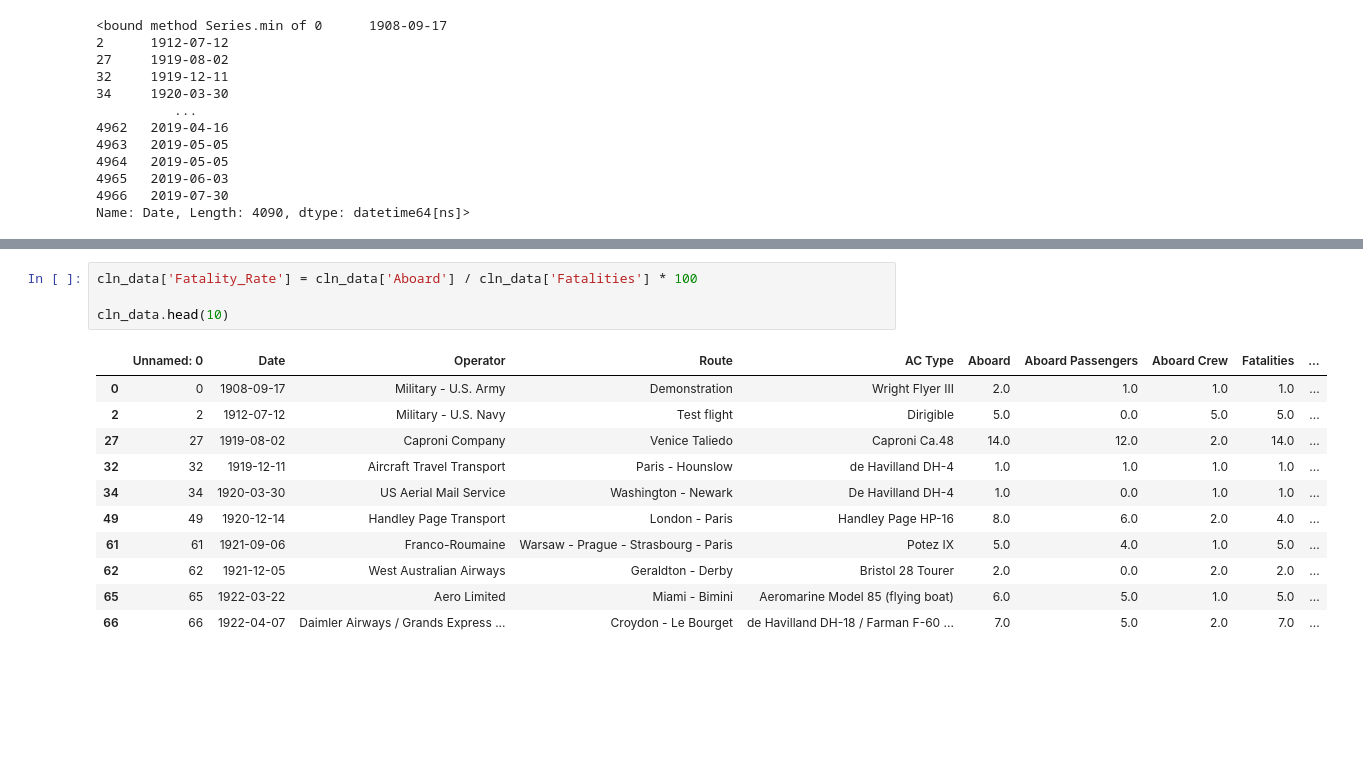
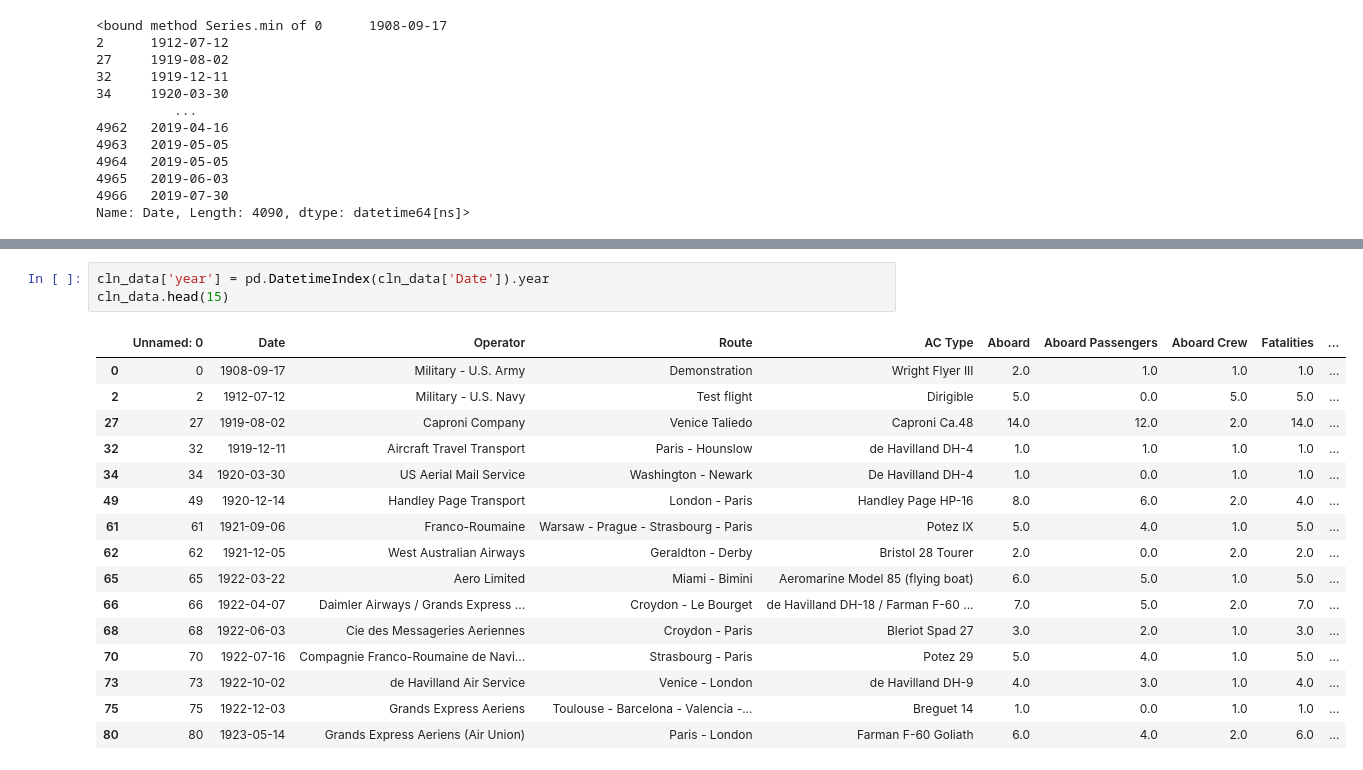
Before and after one commit to daysthroughcode/DAB-Project-2, a Jupyter notebook: cleaning.ipynb, the cells around one changed output, grey strips where cells are left out. Cells and saved outputs as stored; diff of their text form; blank space fills up the shorter version.

```diff
--- a/cleaning.ipynb
+++ b/cleaning.ipynb
@@ -109,18 +109,22 @@ geometry                 4090 non-null object
 dtypes: datetime64[ns](1), float64(9), int64(1), object(5)
 memory usage: 543.2+ KB
-# %%
-cln_data['Fatality_Rate'] = cln_data['Aboard'] / cln_data['Fatalities'] * 100
-
-cln_data.head(10)
-# %% [output]
-|  | Unnamed: 0 | Date | Operator | Route | AC Type | Aboard | Aboard Passengers | Aboard Crew | Fatalities | ... |
-| 0 | 0 | 1908-09-17 | Military - U.S. Army | Demonstration | Wright Flyer III | 2.0 | 1.0 | 1.0 | 1.0 | ... |
-| 2 | 2 | 1912-07-12 | Military - U.S. Navy | Test flight | Dirigible | 5.0 | 0.0 | 5.0 | 5.0 | ... |
-| 27 | 27 | 1919-08-02 | Caproni Company | Venice Taliedo | Caproni Ca.48 | 14.0 | 12.0 | 2.0 | 14.0 | ... |
-| 32 | 32 | 1919-12-11 | Aircraft Travel Transport | Paris - Hounslow | de Havilland DH-4 | 1.0 | 1.0 | 1.0 | 1.0 | ... |
-| 34 | 34 | 1920-03-30 | US Aerial Mail Service | Washington - Newark | De Havilland DH-4 | 1.0 | 0.0 | 1.0 | 1.0 | ... |
-| 49 | 49 | 1920-12-14 | Handley Page Transport | London - Paris | Handley Page HP-16 | 8.0 | 6.0 | 2.0 | 4.0 | ... |
-| 61 | 61 | 1921-09-06 | Franco-Roumaine | Warsaw - Prague - Strasbourg - Paris | Potez IX | 5.0 | 4.0 | 1.0 | 5.0 | ... |
-| 62 | 62 | 1921-12-05 | West Australian Airways | Geraldton - Derby | Bristol 28 Tourer | 2.0 | 0.0 | 2.0 | 2.0 | ... |
-| 65 | 65 | 1922-03-22 | Aero Limited | Miami - Bimini | Aeromarine Model 85 (flying boat) | 6.0 | 5.0 | 1.0 | 5.0 | ... |
-| 66 | 66 | 1922-04-07 | Daimler Airways / Grands Express ... | Croydon - Le Bourget | de Havilland DH-18 / Farman F-60 ... | 7.0 | 5.0 | 2.0 | 7.0 | ... |
+# %%
+cln_data['year'] = pd.DatetimeIndex(cln_data['Date']).year
+cln_data.head(15)
+# %% [output]
+|  | Unnamed: 0 | Date | Operator | Route | AC Type | Aboard | Aboard Passengers | Aboard Crew | Fatalities | ... |
+| 0 | 0 | 1908-09-17 | Military - U.S. Army | Demonstration | Wright Flyer III | 2.0 | 1.0 | 1.0 | 1.0 | ... |
+| 2 | 2 | 1912-07-12 | Military - U.S. Navy | Test flight | Dirigible | 5.0 | 0.0 | 5.0 | 5.0 | ... |
+| 27 | 27 | 1919-08-02 | Caproni Company | Venice Taliedo | Caproni Ca.48 | 14.0 | 12.0 | 2.0 | 14.0 | ... |
+| 32 | 32 | 1919-12-11 | Aircraft Travel Transport | Paris - Hounslow | de Havilland DH-4 | 1.0 | 1.0 | 1.0 | 1.0 | ... |
+| 34 | 34 | 1920-03-30 | US Aerial Mail Service | Washington - Newark | De Havilland DH-4 | 1.0 | 0.0 | 1.0 | 1.0 | ... |
+| 49 | 49 | 1920-12-14 | Handley Page Transport | London - Paris | Handley Page HP-16 | 8.0 | 6.0 | 2.0 | 4.0 | ... |
+| 61 | 61 | 1921-09-06 | Franco-Roumaine | Warsaw - Prague - Strasbourg - Paris | Potez IX | 5.0 | 4.0 | 1.0 | 5.0 | ... |
+| 62 | 62 | 1921-12-05 | West Australian Airways | Geraldton - Derby | Bristol 28 Tourer | 2.0 | 0.0 | 2.0 | 2.0 | ... |
+| 65 | 65 | 1922-03-22 | Aero Limited | Miami - Bimini | Aeromarine Model 85 (flying boat) | 6.0 | 5.0 | 1.0 | 5.0 | ... |
+| 66 | 66 | 1922-04-07 | Daimler Airways / Grands Express ... | Croydon - Le Bourget | de Havilland DH-18 / Farman F-60 ... | 7.0 | 5.0 | 2.0 | 7.0 | ... |
+| 68 | 68 | 1922-06-03 | Cie des Messageries Aeriennes | Croydon - Paris | Bleriot Spad 27 | 3.0 | 2.0 | 1.0 | 3.0 | ... |
+| 70 | 70 | 1922-07-16 | Compagnie Franco-Roumaine de Navi... | Strasbourg - Paris | Potez 29 | 5.0 | 4.0 | 1.0 | 5.0 | ... |
+| 73 | 73 | 1922-10-02 | de Havilland Air Service | Venice - London | de Havilland DH-9 | 4.0 | 3.0 | 1.0 | 4.0 | ... |
+| 75 | 75 | 1922-12-03 | Grands Express Aeriens | Toulouse - Barcelona - Valencia -... | Breguet 14 | 1.0 | 0.0 | 1.0 | 1.0 | ... |
+| 80 | 80 | 1923-05-14 | Grands Express Aeriens (Air Union) | Paris - London | Farman F-60 Goliath | 6.0 | 4.0 | 2.0 | 6.0 | ... |
```
Also changed, not shown: parts of 10 cells of this notebook.
